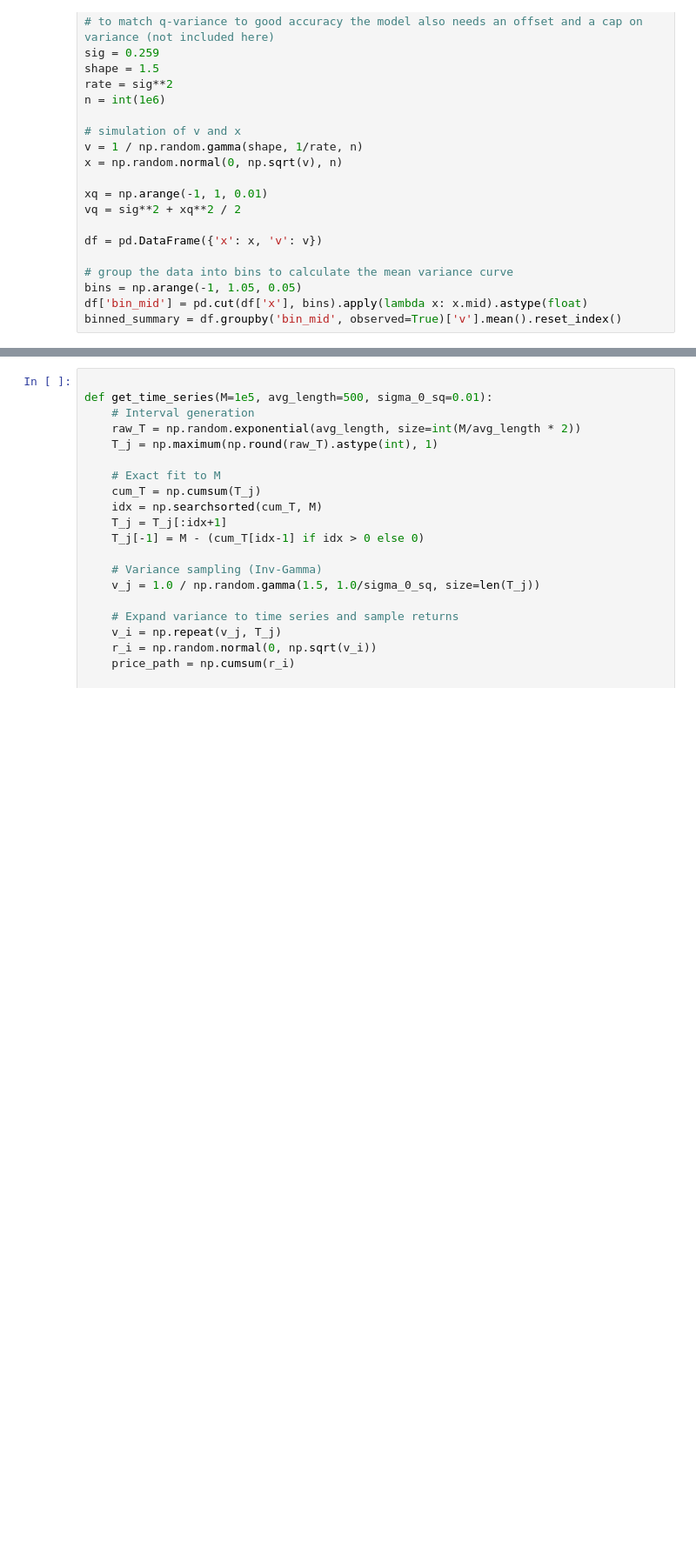
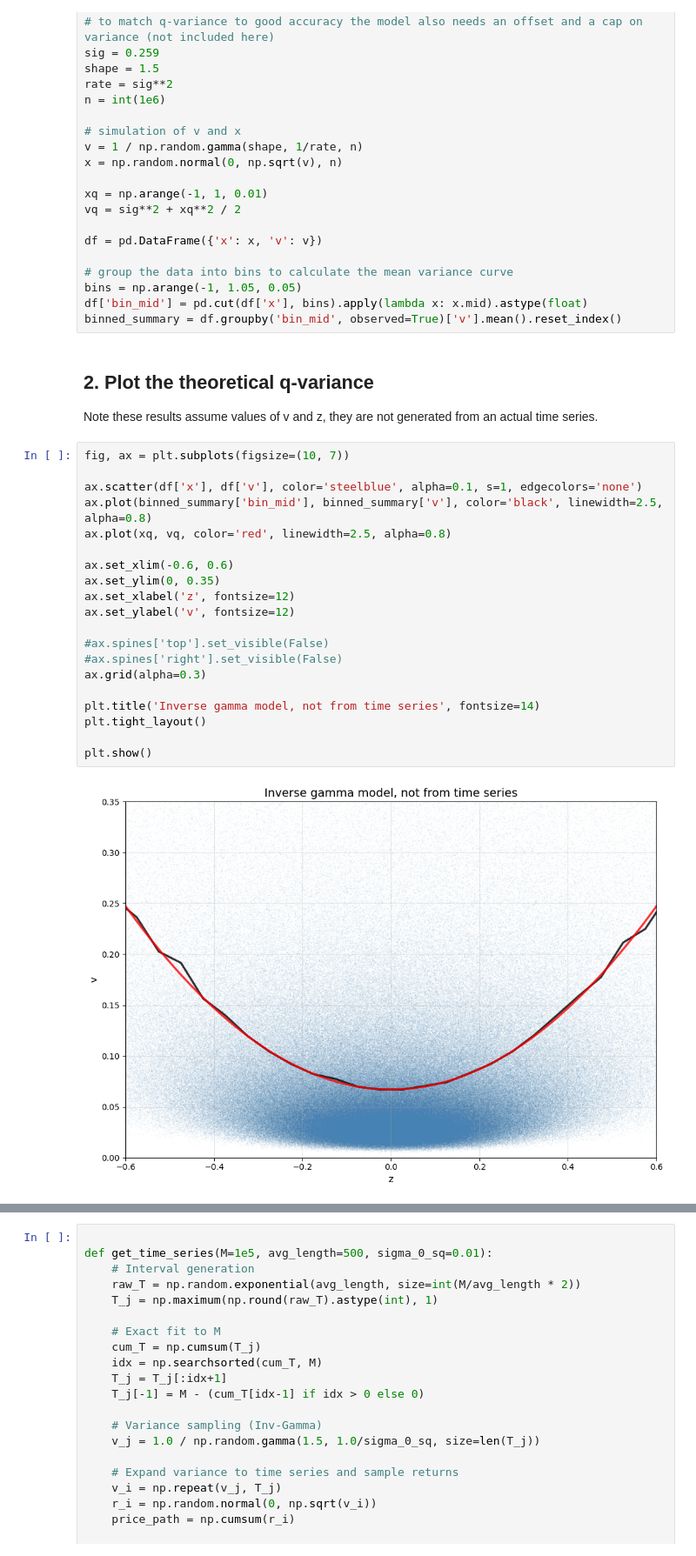
Before and after one commit to q-variance/challenge, a Jupyter notebook: notebooks/invgammavar.ipynb, the cells around one changed output, grey strips where cells are left out. Shown at 87% size. Drawn from its saved outputs; the diff is of its cells as text; blank space fills up the shorter version.

```diff
--- a/notebooks/invgammavar.ipynb
+++ b/notebooks/invgammavar.ipynb
@@ -31,4 +31,29 @@ df = pd.DataFrame({'x': x, 'v': v})
 bins = np.arange(-1, 1.05, 0.05)
 df['bin_mid'] = pd.cut(df['x'], bins).apply(lambda x: x.mid).astype(float)
 binned_summary = df.groupby('bin_mid', observed=True)['v'].mean().reset_index()
+# %% [markdown]
+## 2. Plot the theoretical q-variance
+Note these results assume values of v and z, they are not generated from an actual time series.
+# %%
+fig, ax = plt.subplots(figsize=(10, 7))
+
+ax.scatter(df['x'], df['v'], color='steelblue', alpha=0.1, s=1, edgecolors='none')
+ax.plot(binned_summary['bin_mid'], binned_summary['v'], color='black', linewidth=2.5, alpha=0.8)
+ax.plot(xq, vq, color='red', linewidth=2.5, alpha=0.8)
+
+ax.set_xlim(-0.6, 0.6)
+ax.set_ylim(0, 0.35)
+ax.set_xlabel('z', fontsize=12)
+ax.set_ylabel('v', fontsize=12)
+
+#ax.spines['top'].set_visible(False)
+#ax.spines['right'].set_visible(False)
+ax.grid(alpha=0.3)
+
+plt.title('Inverse gamma model, not from time series', fontsize=14)
+plt.tight_layout()
+
+plt.show()
+# %% [output]
+[figure, added]
 # %% [markdown]
```
Also changed, not shown: parts of 4 cells of this notebook.
